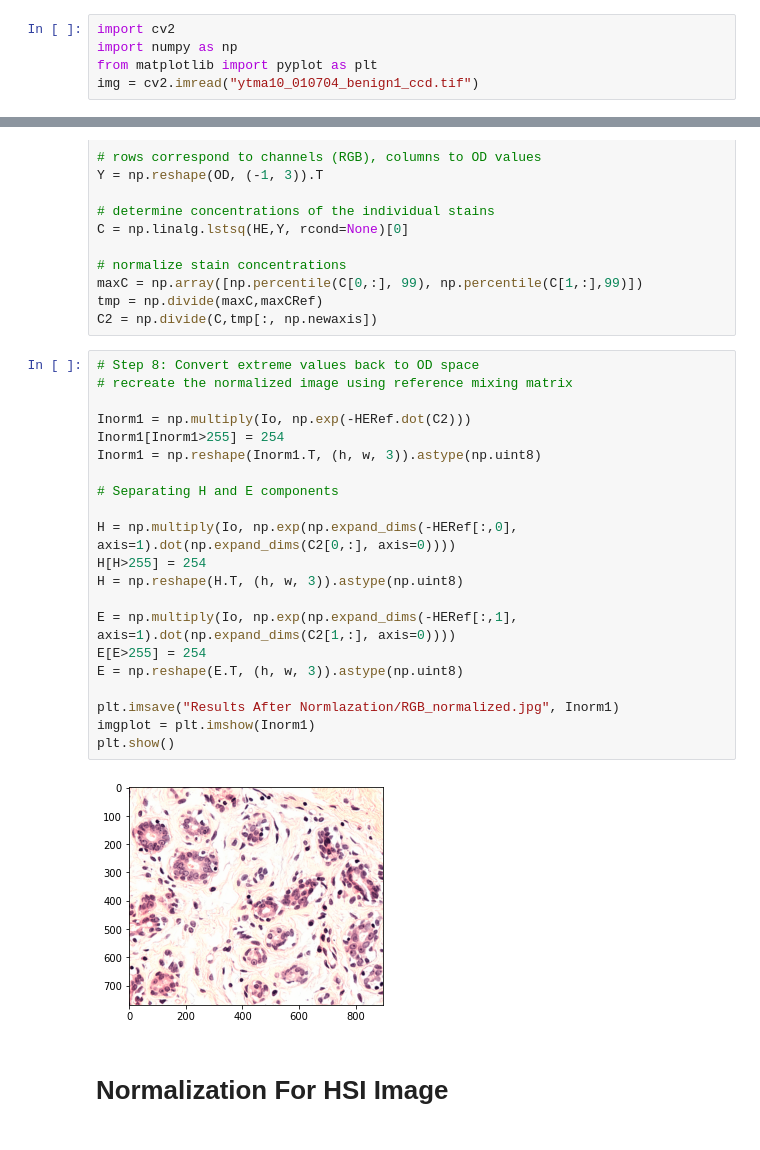
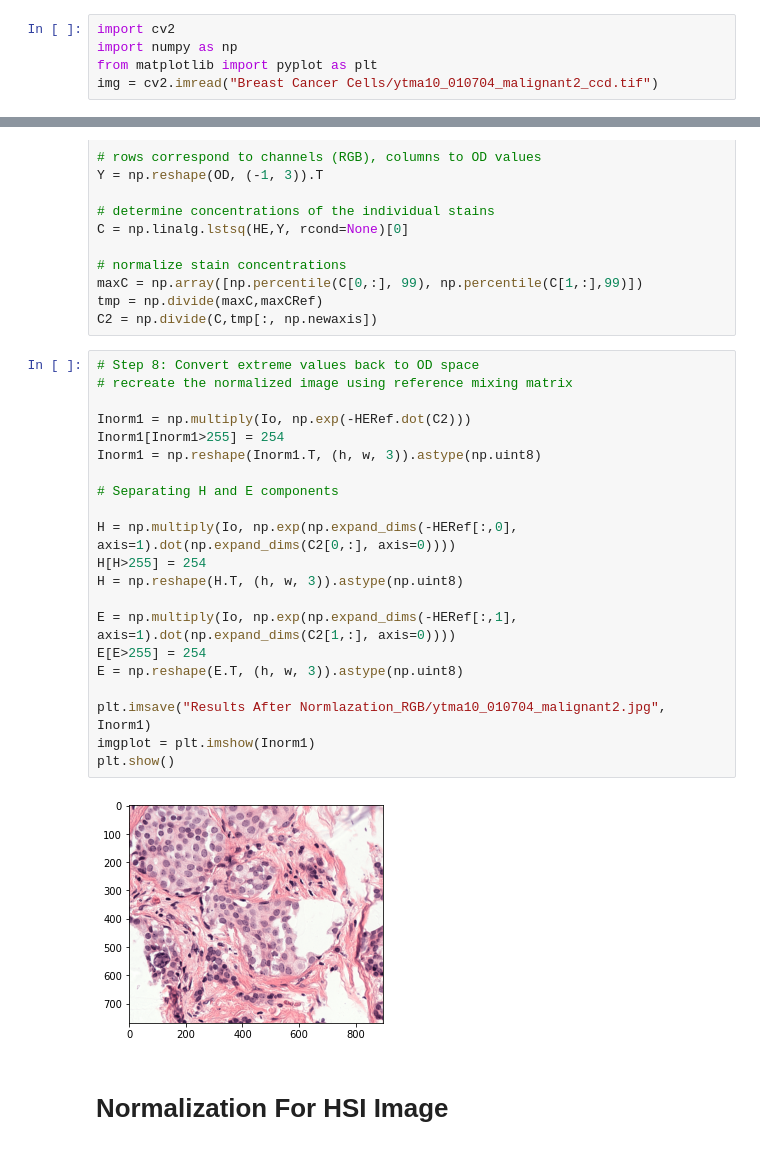
Before and after one commit to dsatyam09/Quantative-Analysis-of-normalized-image-in-Different-Color-Models., a Jupyter notebook: Color Normalization In Histology.ipynb, the cells around one changed output, grey strips where cells are left out. Cells and saved outputs as stored; diff of their text form.

```diff
--- a/Color Normalization In Histology.ipynb
+++ b/Color Normalization In Histology.ipynb
@@ -9,7 +9,7 @@
 import cv2
 import numpy as np
 from matplotlib import pyplot as plt
-img = cv2.imread("ytma10_010704_benign1_ccd.tif")
+img = cv2.imread("Breast Cancer Cells/ytma10_010704_malignant2_ccd.tif")
 # %%
 img = cv2.cvtColor(img, cv2.COLOR_BGR2RGB)
 cv2.imshow('H and E stain',img)
@@ -162,26 +162,26 @@ C2 = np.divide(C,tmp[:, np.newaxis])
 # %%
 # Step 8: Convert extreme values back to OD space
 # recreate the normalized image using reference mixing matrix
 
 Inorm1 = np.multiply(Io, np.exp(-HERef.dot(C2)))
 Inorm1[Inorm1>255] = 254
 Inorm1 = np.reshape(Inorm1.T, (h, w, 3)).astype(np.uint8)
 
 # Separating H and E components
 
 H = np.multiply(Io, np.exp(np.expand_dims(-HERef[:,0], axis=1).dot(np.expand_dims(C2[0,:], axis=0))))
 H[H>255] = 254
 H = np.reshape(H.T, (h, w, 3)).astype(np.uint8)
 
 E = np.multiply(Io, np.exp(np.expand_dims(-HERef[:,1], axis=1).dot(np.expand_dims(C2[1,:], axis=0))))
 E[E>255] = 254
 E = np.reshape(E.T, (h, w, 3)).astype(np.uint8)
 
-plt.imsave("Results After Normlazation/RGB_normalized.jpg", Inorm1)
+plt.imsave("Results After Normlazation_RGB/ytma10_010704_malignant2.jpg", Inorm1)
 imgplot = plt.imshow(Inorm1)
 plt.show()
 # %% [output]
-[figure, old version]
+[figure, new version]
 # %% [markdown]
 # Normalization For HSI Image
 # %%
```
Also changed, not shown: parts of 16 cells of this notebook, 15 other files.
